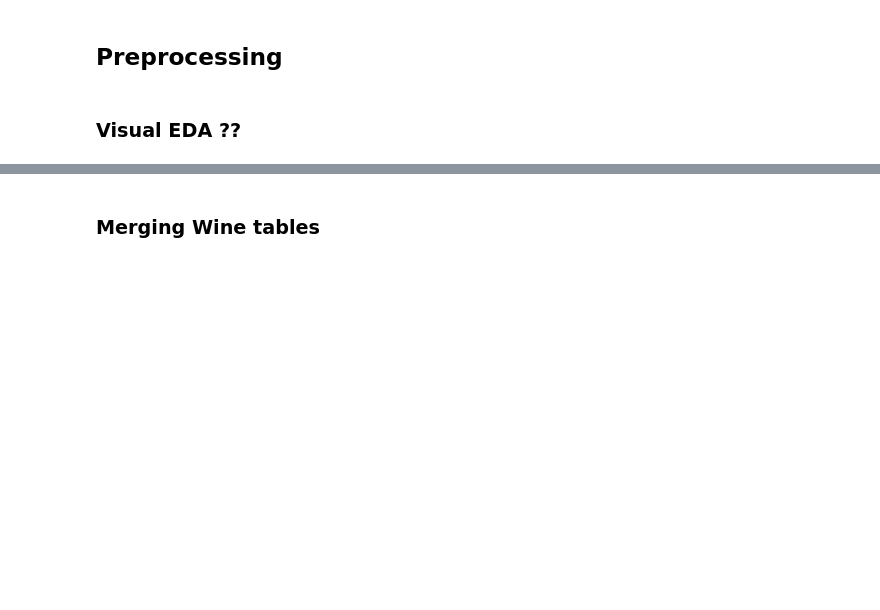
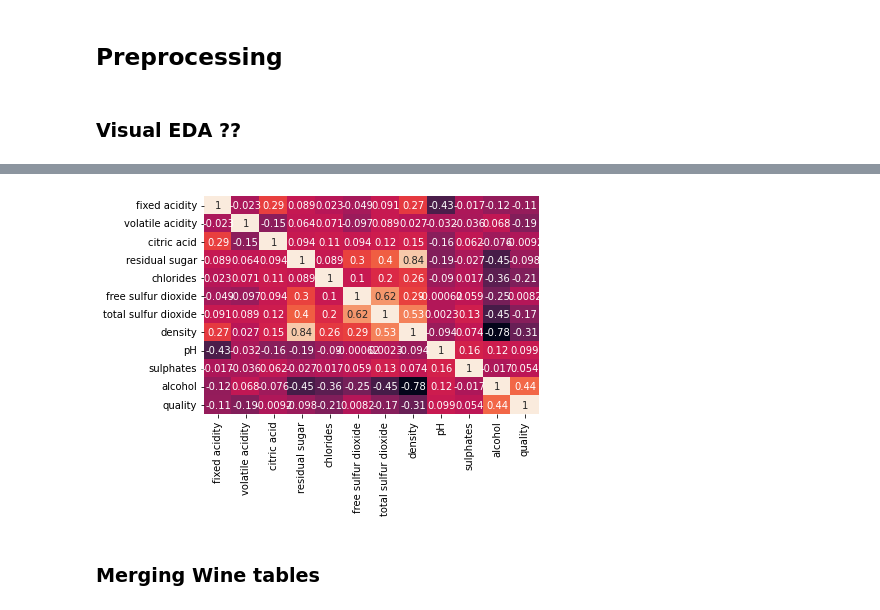
Before and after one commit to tripsysi/Wine_Classifier, a Jupyter notebook: DATA7703_Project_Wine_Classifier.ipynb, the cells around one changed output, grey strips where cells are left out. Cells and saved outputs as stored; diff of their text form; code cells hidden in the pictures; blank space fills up the shorter version.

```diff
--- a/DATA7703_Project_Wine_Classifier.ipynb
+++ b/DATA7703_Project_Wine_Classifier.ipynb
@@ -35,3 +40,7 @@ print(whitewine.shape)
+# %%
+sns.heatmap(whitewine.corr(), annot=True, cbar=False);
+# %% [output]
+[figure, added]
 # %% [markdown]
 ### Merging Wine tables
 # %%
```
Also changed, not shown: parts of 10 cells of this notebook.
